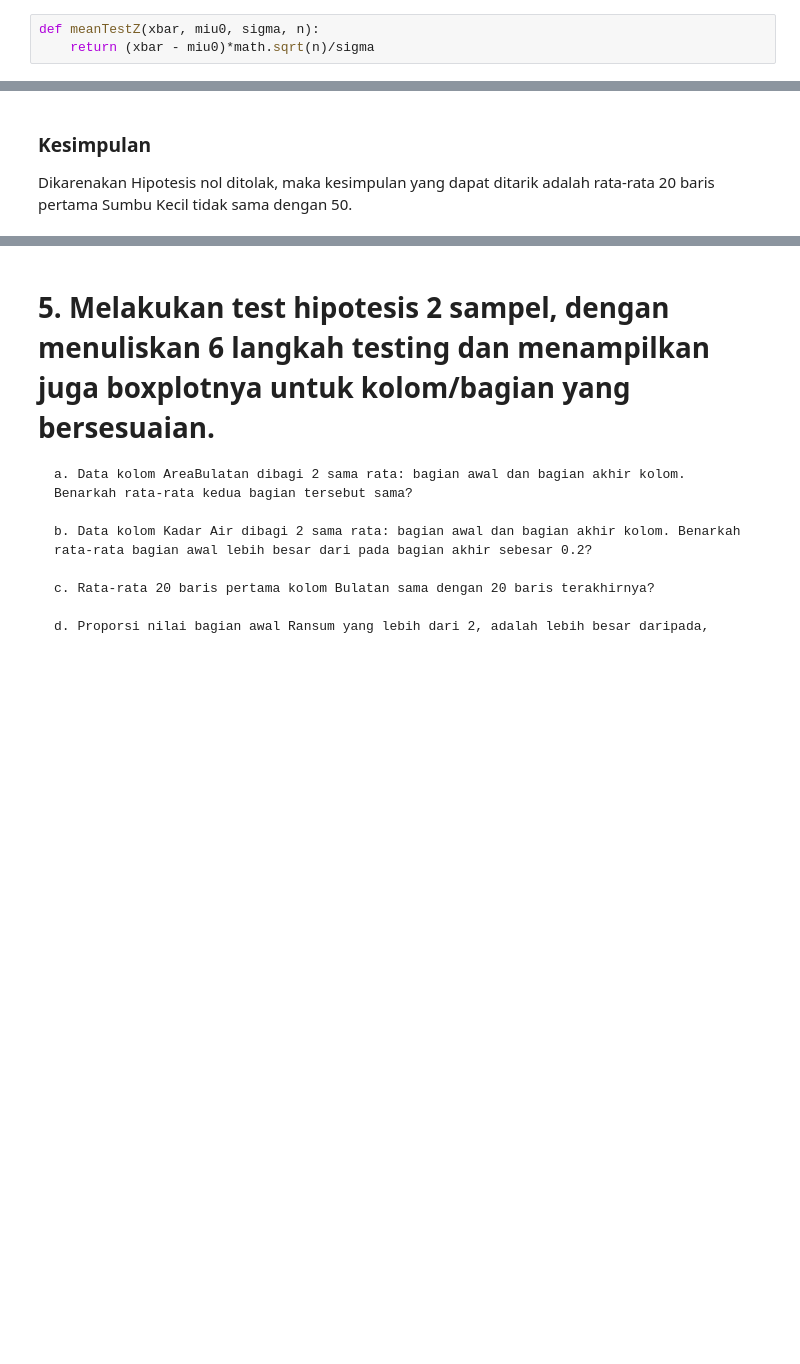
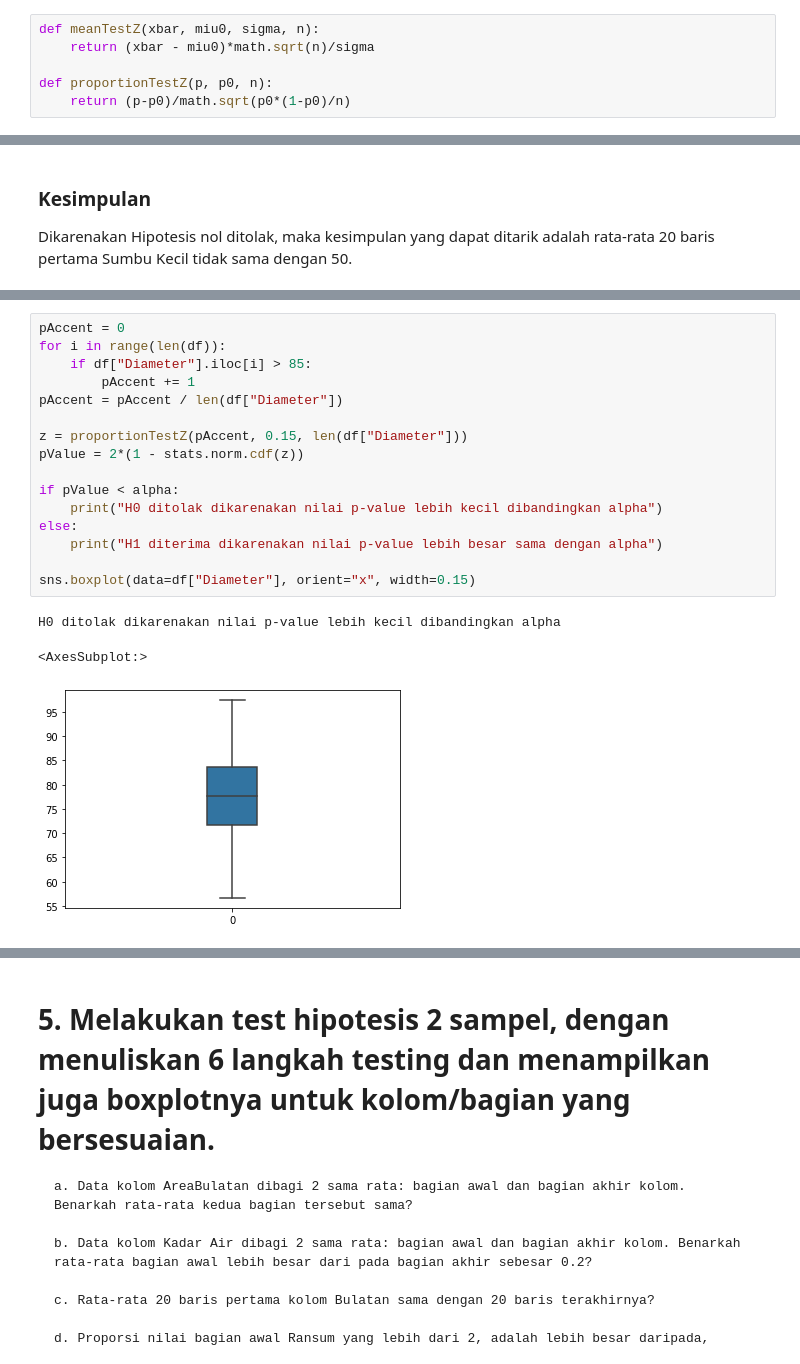
Before and after one commit to reymyr/Hypothesis-Testing, a Jupyter notebook: Tubes.ipynb, the cells around one changed output, grey strips where cells are left out. Drawn from its saved outputs; the diff is of its cells as text; blank space fills up the shorter version.

```diff
--- a/Tubes.ipynb
+++ b/Tubes.ipynb
@@ -527,6 +527,9 @@ Menurut hasil histogram, data kolom Ransum bersifat negative skew sehingga data
 # %%
 def meanTestZ(xbar, miu0, sigma, n):
     return (xbar - miu0)*math.sqrt(n)/sigma
+
+def proportionTestZ(p, p0, n):
+    return (p-p0)/math.sqrt(p0*(1-p0)/n)
 # %% [markdown]
 ## 4a. Nilai rata-rata Daerah di atas 4700
 - Ditentukan hipotesis nol H0 : μ = 4700
@@ -601,0 +612,20 @@ Dikarenakan Hipotesis nol ditolak, maka kesimpulan yang dapat ditarik adalah rat
+# %%
+pAccent = 0
+for i in range(len(df)):
+    if df["Diameter"].iloc[i] > 85:
+        pAccent += 1
+pAccent = pAccent / len(df["Diameter"])
+
+z = proportionTestZ(pAccent, 0.15, len(df["Diameter"]))
+pValue = 2*(1 - stats.norm.cdf(z))
+
+if pValue < alpha:
+    print("H0 ditolak dikarenakan nilai p-value lebih kecil dibandingkan alpha")
+else:
+    print("H1 diterima dikarenakan nilai p-value lebih besar sama dengan alpha")
+
+sns.boxplot(data=df["Diameter"], orient="x", width=0.15)
+# %% [output]
+H0 ditolak dikarenakan nilai p-value lebih kecil dibandingkan alpha
+<AxesSubplot:>
+[figure, added]
```
Also changed, not shown: parts of 5 cells of this notebook.
